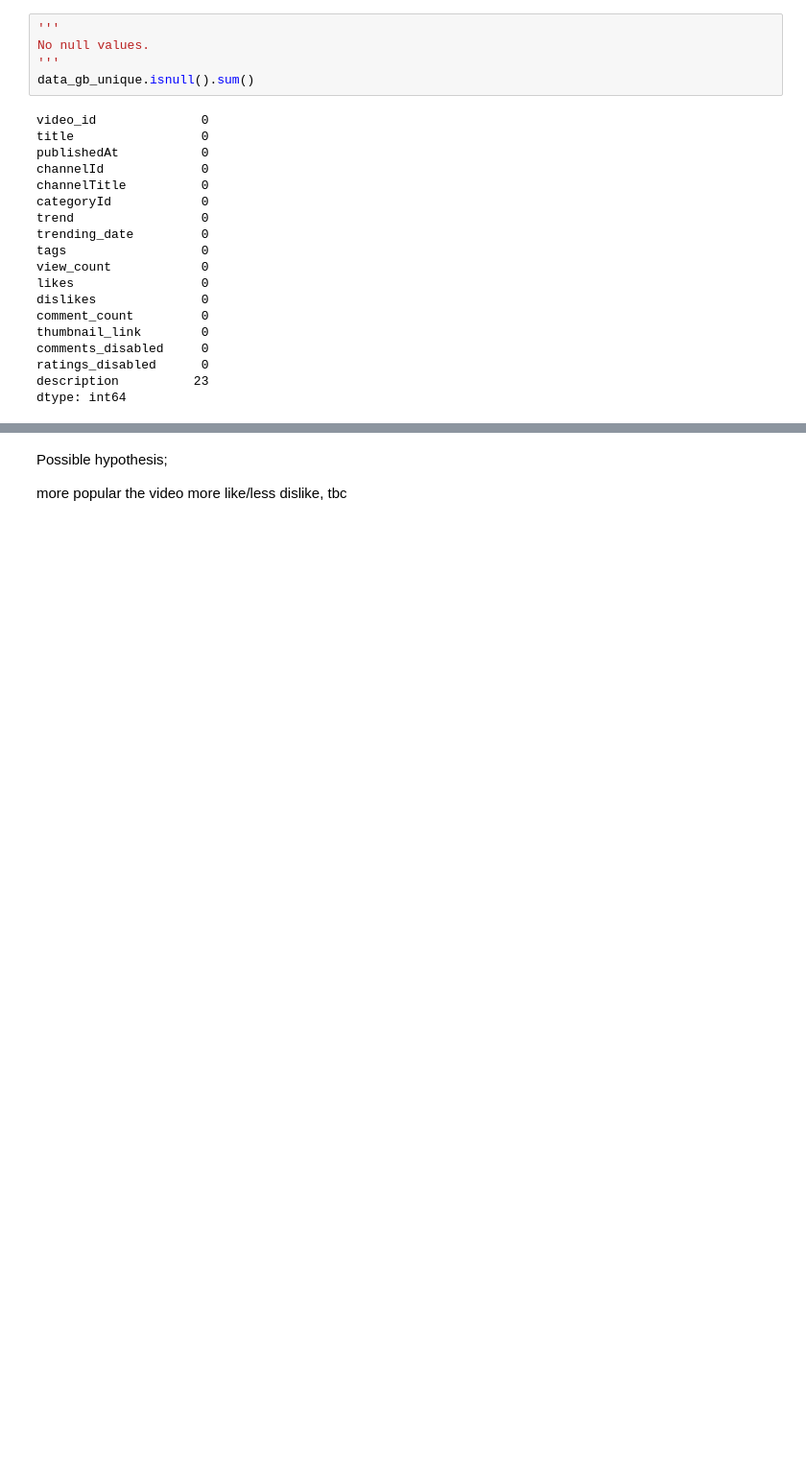
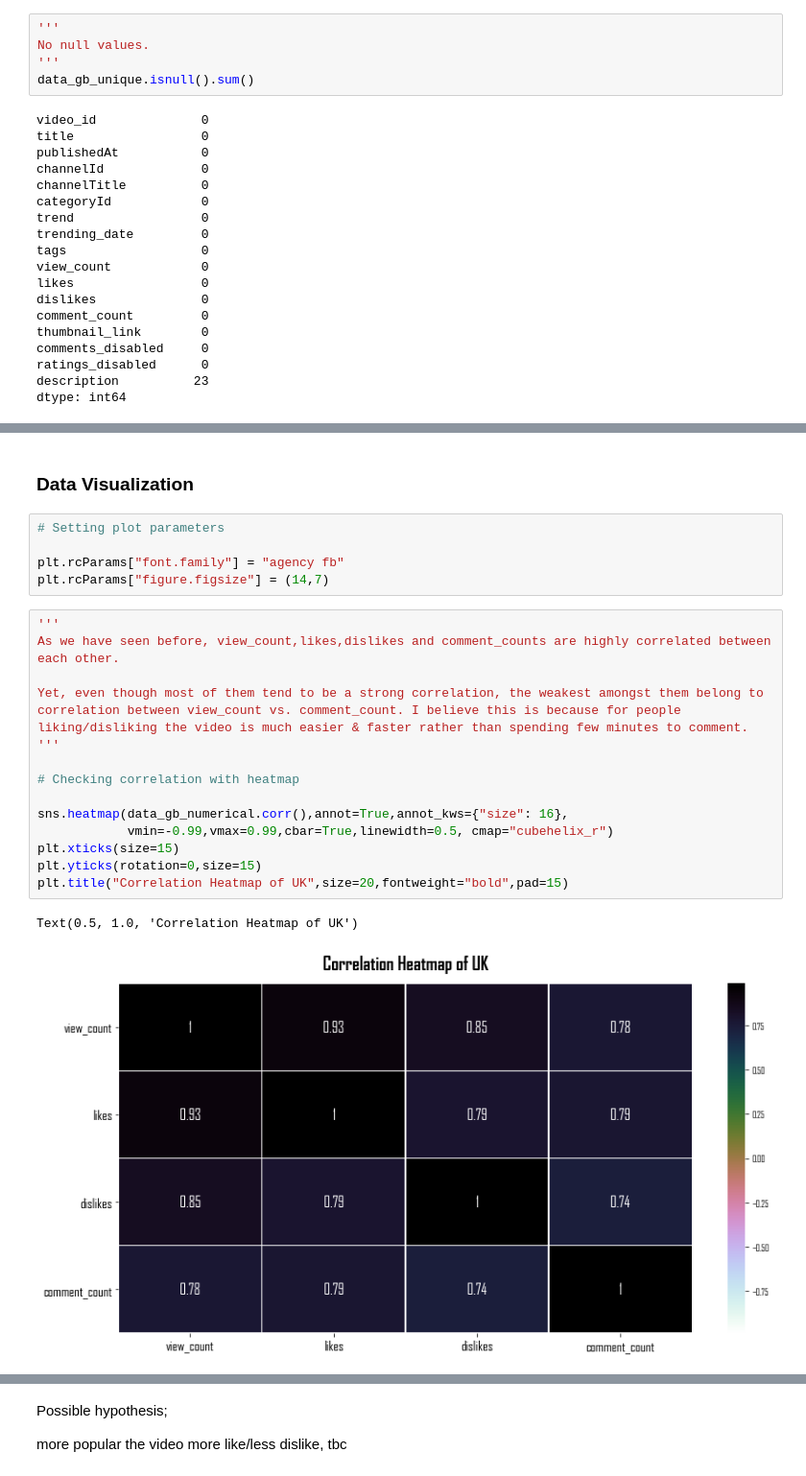
Before and after one commit to gorkemguneser/Youtube-Trending-Videos-Statistical-Analysis, a Jupyter notebook: code/gorkem.ipynb, the cells around one changed output, grey strips where cells are left out. Shown at 96% size. Drawn from its saved outputs; the diff is of its cells as text; blank space fills up the shorter version.

```diff
--- a/code/gorkem.ipynb
+++ b/code/gorkem.ipynb
@@ -167,0 +182,27 @@ sns.pairplot(data_gb_pivot_table.reset_index(),hue="trend")
+# %% [markdown]
+### Data Visualization
+# %%
+# Setting plot parameters
+
+plt.rcParams["font.family"] = "agency fb"
+plt.rcParams["figure.figsize"] = (14,7)
+# %%
+'''
+As we have seen before, view_count,likes,dislikes and comment_counts are highly correlated between
+each other.
+
+Yet, even though most of them tend to be a strong correlation, the weakest amongst them belong to
+correlation between view_count vs. comment_count. I believe this is because for people
+liking/disliking the video is much easier & faster rather than spending few minutes to comment.
+'''
+
+# Checking correlation with heatmap
+
+sns.heatmap(data_gb_numerical.corr(),annot=True,annot_kws={"size": 16},
+            vmin=-0.99,vmax=0.99,cbar=True,linewidth=0.5, cmap="cubehelix_r")
+plt.xticks(size=15)
+plt.yticks(rotation=0,size=15)
+plt.title("Correlation Heatmap of UK",size=20,fontweight="bold",pad=15)
+# %% [output]
+Text(0.5, 1.0, 'Correlation Heatmap of UK')
+[figure, added]
```
Also changed, not shown: parts of 6 cells of this notebook.
